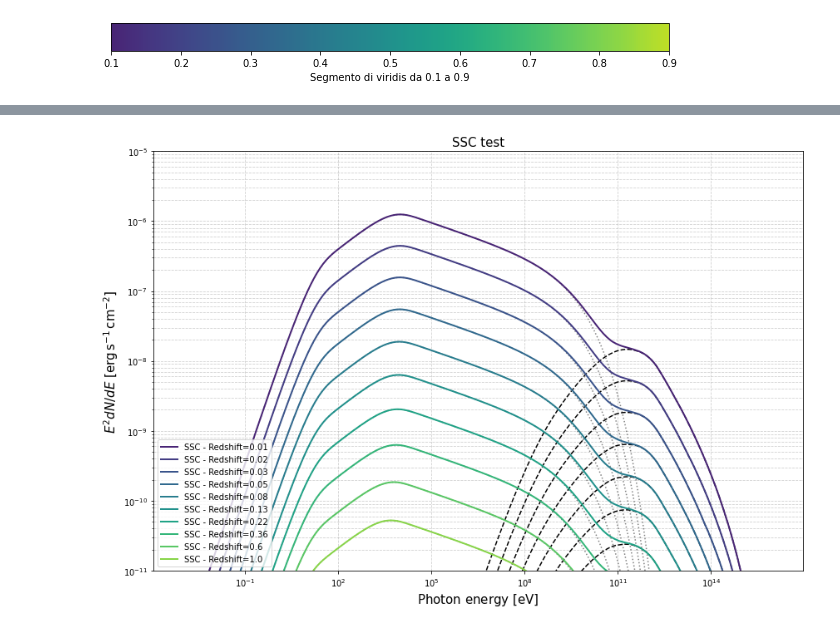
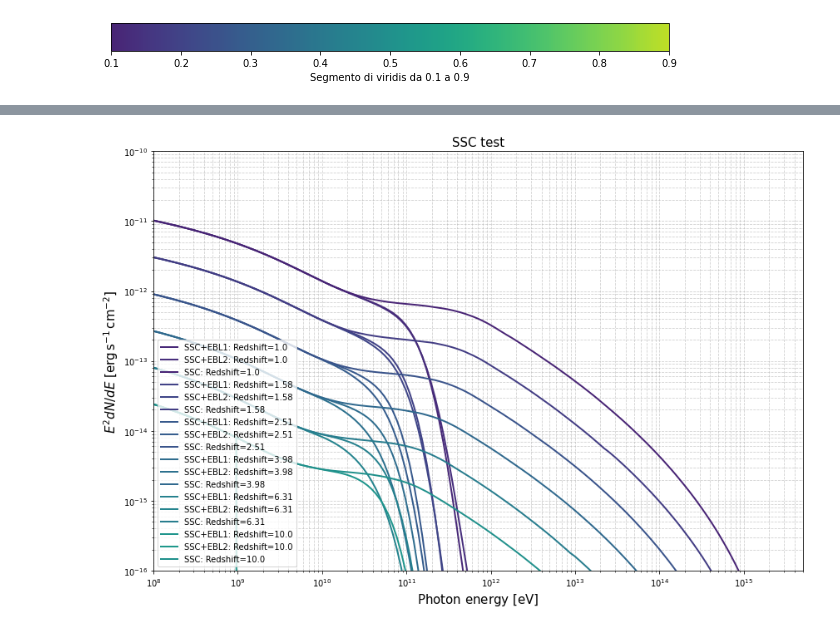
Before and after one commit to TobiaMatcovich/GRBmodelling, a Jupyter notebook: TEST2.ipynb, the cells around one changed output, grey strips where cells are left out. Drawn from its saved outputs; the diff is of its cells as text; code cells hidden in the pictures.

```diff
--- a/TEST2.ipynb
+++ b/TEST2.ipynb
@@ -343,7 +262,7 @@ B=0.25
 
 #################################################################################################
 # %%
-multi_redshift=np.logspace(-2,0,10)
+multi_redshift=np.logspace(0,1,6)
 #multi_Eiso = [8e51]
 
 # Plot
@@ -361,6 +280,10 @@ for redshift in multi_redshift:
     grb = GRBModel1(eiso=Eiso, dens=density, tstart=tstart, tstop=tstop, redshift=redshift,
                         pars=[eta_e, Ebreak,Index2, Ec,  B],
                         labels=['log10(eta_e)', 'log10(Ebreak)', 'Index2', 'log10(Ec)', 'log10(B)'],scenario='ISM',cooling_constrain=False,data=None)
+    ebl1=EblAbsorptionModel(redshift)
+    ebl2=EblAbsorptionModel(redshift,"Gilmore2012")
+
+
     emin=1e-3
     emax=1e16
     bins = int(np.log10(emax/emin) * 20.)  # use 20 bins per decade
@@ -385,23 +308,31 @@ for redshift in multi_redshift:
     #grb.plot_sed(1e-3,1e16,6)
     spectrum_energy=np.logspace(np.log10(emin), np.log10(emax), bins) * u.eV
 
-    plt.loglog(spectrum_energy,grb.ic_compGG2,lw=1.5,ls='--',c="black")
-    plt.loglog(spectrum_energy,grb.synch_compGG2,lw=1.5,ls=':',c="gray")
-    plt.loglog(spectrum_energy,SSC,lw=2,label=f'SSC - Redshift={round(redshift,2)}',c=cmap2(color))
+    trasmission1=ebl1.transmission(spectrum_energy)
+    trasmission2=ebl2.transmission(spectrum_energy)
+    SSC_ebl1=SSC*trasmission1
+    SSC_ebl2=SSC*trasmission2
+
+    #plt.loglog(spectrum_energy,grb.ic_compGG2,lw=1.5,ls='--',c="black")
+    #plt.loglog(spectrum_energy,grb.synch_compGG2,lw=1.5,ls=':',c="gray")
+    plt.loglog(spectrum_energy,SSC_ebl1,lw=2,label=f'SSC+EBL1: Redshift={round(redshift,2)}',c=cmap2(color+0.02))
+    plt.loglog(spectrum_energy,SSC_ebl2,lw=2,label=f'SSC+EBL2: Redshift={round(redshift,2)}',c=cmap2(color+0.04))
+    plt.loglog(spectrum_energy,SSC,lw=2,label=f'SSC: Redshift={round(redshift,2)}',c=cmap2(color))
+
     color=color+0.1
 
 plt.xlabel('Photon energy [{0}]'.format(spectrum_energy.unit.to_string('latex_inline')),fontsize=15)
 plt.ylabel('$E^2 dN/dE$ [{0}]'.format(model[0].unit.to_string('latex_inline')),fontsize=15)
 
 plt.ylim(ymin, ymax)
-#plt.xlim(1e-3,5e16)
+plt.xlim(1e8,5e15)
 plt.tight_layout()
 plt.legend(loc='lower left')
 
 
 plt.title(f"SSC test",fontsize=15)
 plt.grid(True, which="both", linestyle="--", alpha=0.6)
-plt.savefig("/media/tobiazenbook/PortableSSD/JOB/Projects/GRB-modelling/Plots-April30/plot2", format="pdf", dpi=300)
+plt.savefig("/media/tobiazenbook/PortableSSD/JOB/Projects/GRB-modelling/Plots-April30/plot2+EBL1vsEBL2zoom", format="pdf", dpi=300)
 # %% [output]
 WARNING: No dataset given,
 the code can be used only for computation of theoretical curves
@@ -426,4 +349,4 @@ the code can be used only for computation of theoretical curves
-[figure, old version]
+[figure, new version]
 # %%
 ############################################### PARAMETERS ####################################
 
```
Also changed, not shown: parts of 20 cells of this notebook, 4 other files.
